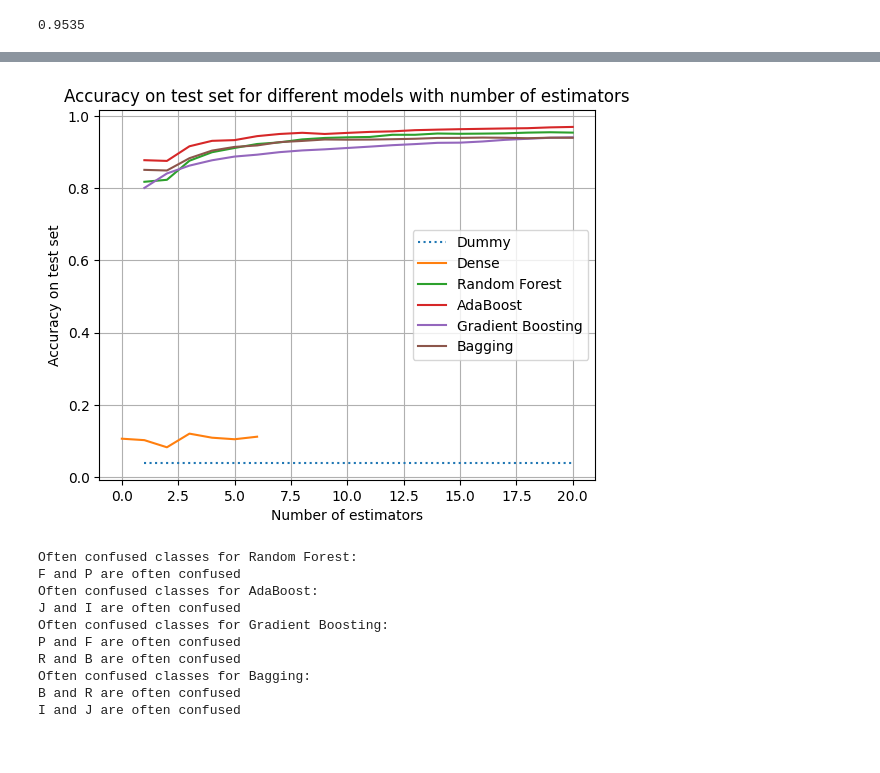
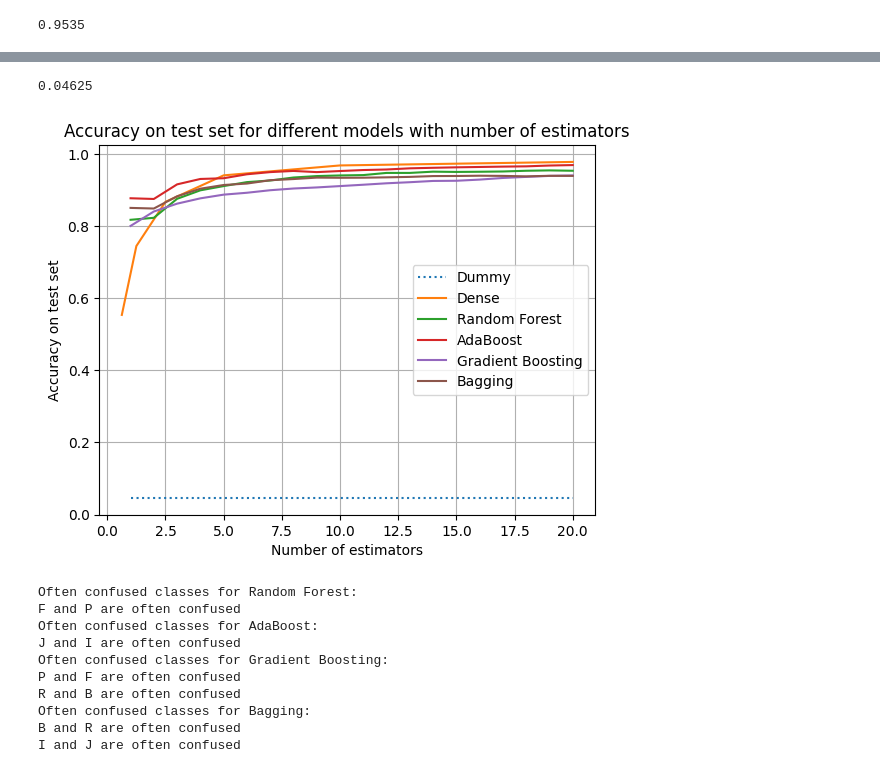
Before and after one commit to MisuFala/MLProject, a Jupyter notebook: ML_Project_Villet_Marechal.ipynb, the cells around one changed output, grey strips where cells are left out. Cells and saved outputs as stored; diff of their text form; code cells hidden in the pictures.

```diff
--- a/ML_Project_Villet_Marechal.ipynb
+++ b/ML_Project_Villet_Marechal.ipynb
@@ -208,25 +198,24 @@ print(RFhist[-1])
 0.9535
 # %%
 Dhist=[]
-optimizerD = Adam(learning_rate=0.01)
-dense = Sequential()
-dense.add(Dense(units = 1, input_dim = X_train.shape[1], kernel_initializer ='normal', activation ='ReLU'))
-dense.add(Dropout(0.2))
-dense.add(Dense(1, activation='relu'))
-dense.add(Dropout(0.2))
-dense.add(Dense(1, activation='relu'))
-dense.add(Dropout(0.2))
-dense.add(Dense(units = 26, activation ='softmax'))
-
-for i in range(2,9):
-    dense.layers[0].
-    dense.layers[2].units=2**i
-    dense.layers[4].units=2**i
+Dnb=[]
+for i in range(3,9):
+    optimizerD = Adam(learning_rate=0.01)
+    dense = Sequential()
+    dense.add(Dense(units = 2**i, input_dim = X_train.shape[1], kernel_initializer ='normal', activation ='ReLU'))
+    dense.add(Dropout(0.2))
+    dense.add(Dense(2**i, activation='relu'))
+    dense.add(Dropout(0.2))
+    dense.add(Dense(2**i, activation='relu'))
+    dense.add(Dropout(0.2))
+    dense.add(Dense(units = 26, activation ='softmax'))
     dense.compile(loss = 'categorical_crossentropy', metrics = ['accuracy'], optimizer = optimizerD)
-    dense.fit(X_train, y_train, validation_split = 0.2, epochs = 100, verbose = 0, batch_size=128)
+    reduce_lr = ReduceLROnPlateau(monitor='val_loss', factor=0.2,patience=5, min_lr=0.001)
+    dense.fit(X_train, y_train, validation_split = 0.2, epochs = 100, verbose = 0, batch_size=128, callbacks=[reduce_lr])
     test_pred=dense.predict(X_test)
     test_pred_class=test_pred.argmax(axis=1)
     y_test_class=y_test.argmax(axis=1)
     Dhist.append(accuracy_score(y_test_class,test_pred_class))
+    Dnb.append(2**i)
 # %% [output]
 125/125 [==============================] - 0s 1ms/step
@@ -259,21 +227,28 @@ _________________________________________________________________
+# %%
+dummy_clf = DummyClassifier(strategy='stratified', random_state=14)
+dummy_clf.fit(X_train, y_train_RF)
+test_pred_dummy_RF=dummy_clf.predict(X_test)
+print(accuracy_score(y_test_RF,test_pred_dummy_RF))
+# %% [output]
+0.04625
 # %%
 from numpy import linspace
 a=linspace(1, 20, 20)
 fig, ax = plt.subplots()
 ax.set_ylabel("Accuracy on test set")
 ax.set_xlabel("Number of estimators")
 ax.set_title("Accuracy on test set for different models with number of estimators")
 plt.plot([1, 20],[accuracy_score(y_test_RF,test_pred_dummy_RF),accuracy_score(y_test_RF,test_pred_dummy_RF)],linestyle="dotted")
-plt.plot(Dhist)
+plt.plot([x*20/256 for x in Dnb],Dhist)
 plt.plot(a,RFhist)
 plt.plot(a,AdaBoost)
 plt.plot(a,GBhist)
 plt.plot(a,BChist)
 plt.legend(["Dummy","Dense","Random Forest","AdaBoost","Gradient Boosting","Bagging"])
 plt.grid()
 plt.show()
 # %% [output]
-[figure, old version]
+[figure, new version]
 # %%
 # Random Forest
 test_pred_RF=RF.predict(X_test)
```
Also changed, not shown: parts of 7 cells of this notebook.
